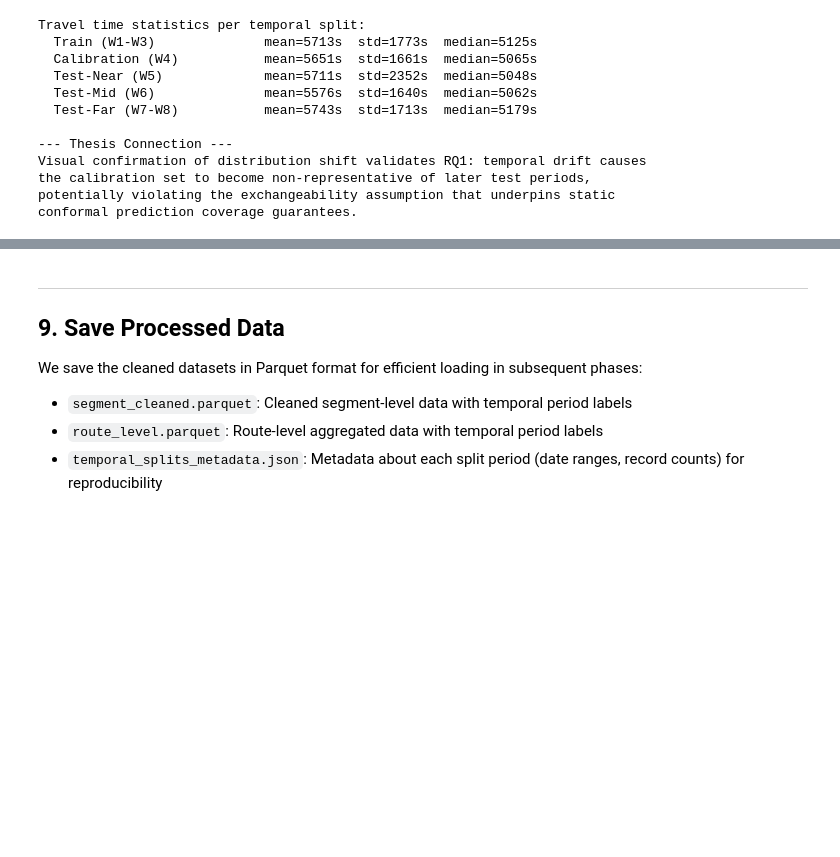
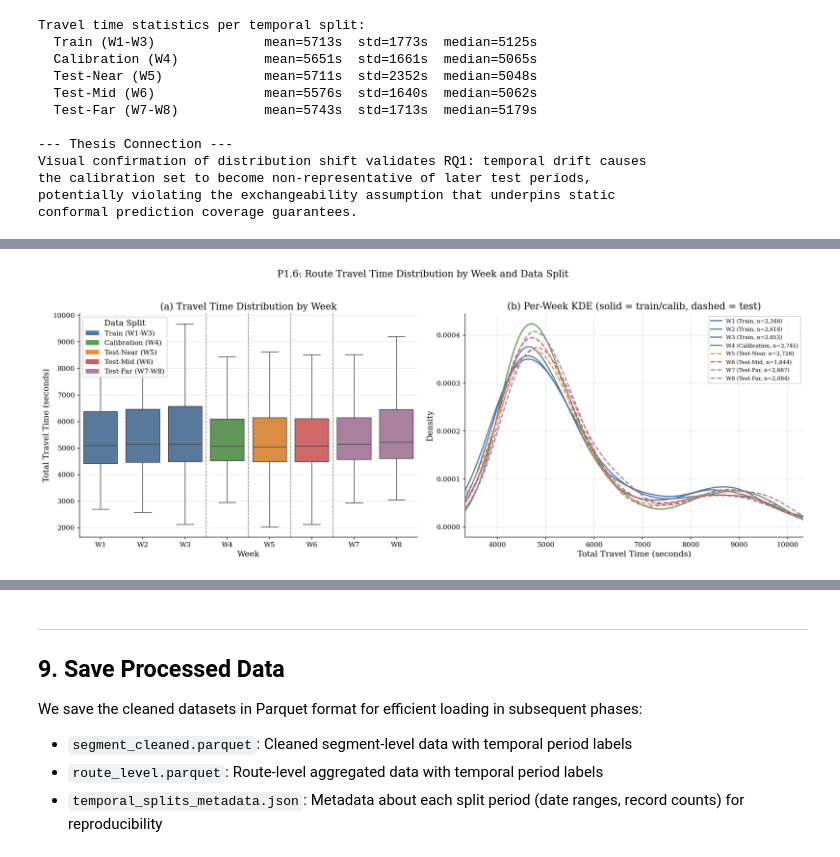
Before and after one commit to kabuli-web/bus-eta-uncertainty, a Jupyter notebook: notebooks/Phase1_Preprocessing.ipynb, the cells around one changed output, grey strips where cells are left out. Cells and saved outputs as stored; diff of their text form; code cells hidden in the pictures; blank space fills up the shorter version.

```diff
--- a/notebooks/Phase1_Preprocessing.ipynb
+++ b/notebooks/Phase1_Preprocessing.ipynb
@@ -780,0 +793,95 @@ conformal prediction coverage guarantees.
+# %%
+# Plot P1.6: Route Travel Time Distribution by Week and Split
+
+# Map each row to its ISO-style week label (W1-W8) using WEEK_BOUNDARIES.
+def _week_for_date(d):
+    d = pd.Timestamp(d).normalize()
+    for week, (start, end) in WEEK_BOUNDARIES.items():
+        if pd.Timestamp(start) <= d <= pd.Timestamp(end):
+            return week
+    return None
+
+plot_df = route_df.copy()
+plot_df['week'] = plot_df['date'].apply(_week_for_date)
+plot_df = plot_df.dropna(subset=['week', 'temporal_period'])
+
+week_order = [w for w in WEEK_BOUNDARIES.keys() if w in plot_df['week'].unique()]
+
+# Build a {week -> split} map (each week belongs to exactly one split).
+week_to_split = {}
+for period, weeks in DEFAULT_SPLIT.items():
+    for w in weeks:
+        week_to_split[w] = period
+
+box_palette = [period_colors[week_to_split[w]] for w in week_order]
+
+fig, axes = plt.subplots(1, 2, figsize=(16, 6))
+
+# (a) Box plots per week, colored by split
+sns.boxplot(
+    data=plot_df, x='week', y='total_travel_time_seconds',
+    order=week_order, palette=box_palette, showfliers=False, ax=axes[0]
+)
+axes[0].set_xlabel('Week')
+axes[0].set_ylabel('Total Travel Time (seconds)')
+axes[0].set_title('(a) Travel Time Distribution by Week')
+
+# Custom legend mapping split -> color
+from matplotlib.patches import Patch
+legend_handles = [
+    Patch(facecolor=period_colors[p], label=period_display[p])
+    for p in ['train', 'calibration', 'test_near', 'test_mid', 'test_far']
+]
+axes[0].legend(handles=legend_handles, loc='upper left', framealpha=0.9, title='Data Split')
+
+# Annotate split boundaries with vertical dashed lines between weeks belonging
+# to different splits.
+for i in range(1, len(week_order)):
+    if week_to_split[week_order[i]] != week_to_split[week_order[i - 1]]:
+        axes[0].axvline(i - 0.5, color='black', linestyle='--', linewidth=1, alpha=0.5)
+
+# (b) KDE per week, color and linestyle indicate split
+linestyle_by_split = {
+    'train': '-', 'calibration': '-',
+    'test_near': '--', 'test_mid': '--', 'test_far': '--'
+}
+for w in week_order:
+    sub = plot_df[plot_df['week'] == w]['total_travel_time_seconds'].dropna()
+    if len(sub) < 5:
+        continue
+    split = week_to_split[w]
+    sub.plot.kde(
+        ax=axes[1],
+        color=period_colors[split],
+        linestyle=linestyle_by_split[split],
+        linewidth=1.8,
+        label=f"{w} ({period_display[split].split(' (')[0]}, n={len(sub):,})"
+    )
+
+axes[1].set_xlabel('Total Travel Time (seconds)')
+axes[1].set_ylabel('Density')
+axes[1].set_title('(b) Per-Week KDE (solid = train/calib, dashed = test)')
+all_times = plot_df['total_travel_time_seconds'].dropna()
+axes[1].set_xlim(all_times.quantile(0.01), all_times.quantile(0.99))
+axes[1].legend(loc='upper right', fontsize=8, framealpha=0.9)
+
+fig.suptitle('P1.6: Route Travel Time Distribution by Week and Data Split', fontsize=14, y=1.02)
+plt.tight_layout()
+fig.savefig(os.path.join(FIG_DIR, 'P1_6_travel_time_by_week_and_split.png'), dpi=300, bbox_inches='tight')
+fig.savefig(os.path.join(FIG_DIR, 'P1_6_travel_time_by_week_and_split.pdf'), bbox_inches='tight')
+plt.show()
+
+# Per-week summary statistics
+week_stats = (
+    plot_df.groupby('week')['total_travel_time_seconds']
+    .agg(['count', 'mean', 'std', 'median'])
+    .round(1)
+    .reindex(week_order)
+)
+week_stats['split'] = [period_display[week_to_split[w]] for w in week_stats.index]
+week_stats = week_stats[['split', 'count', 'mean', 'std', 'median']]
+week_stats.columns = ['Split', 'Trips', 'Mean (s)', 'Std (s)', 'Median (s)']
+print("\nPer-week travel time statistics:")
+display(week_stats)
+# %% [output]
+[figure, added]
```
Also changed, not shown: parts of 2 cells of this notebook, 43 other files.
